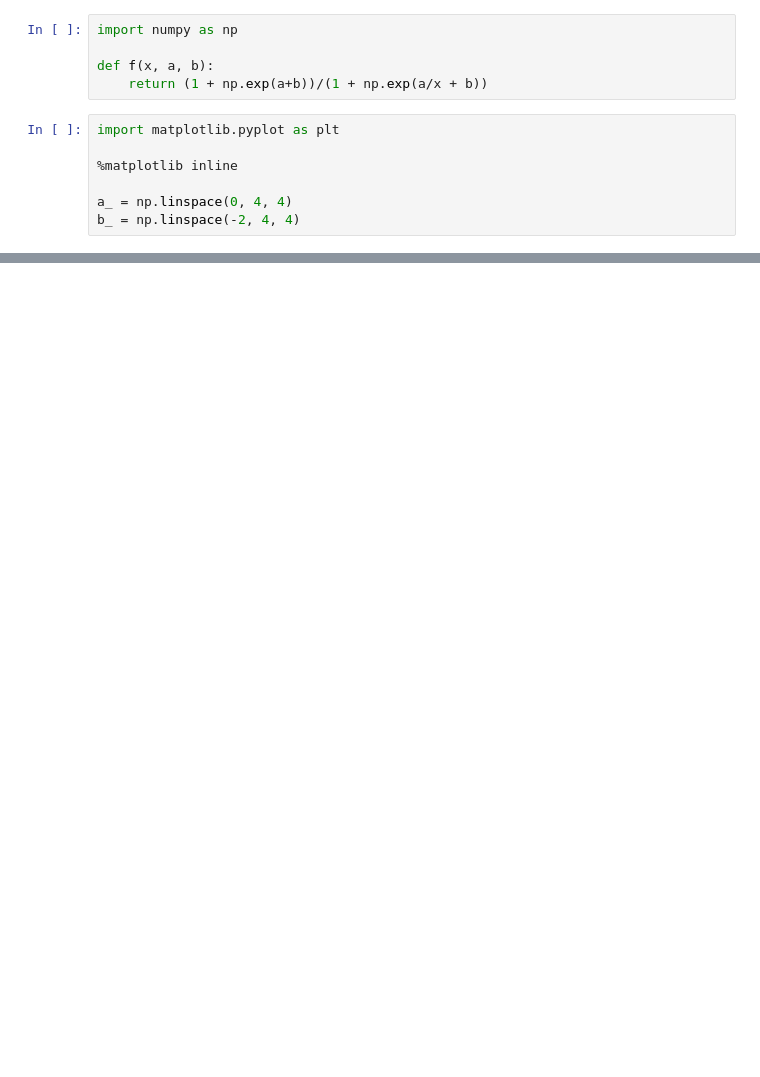
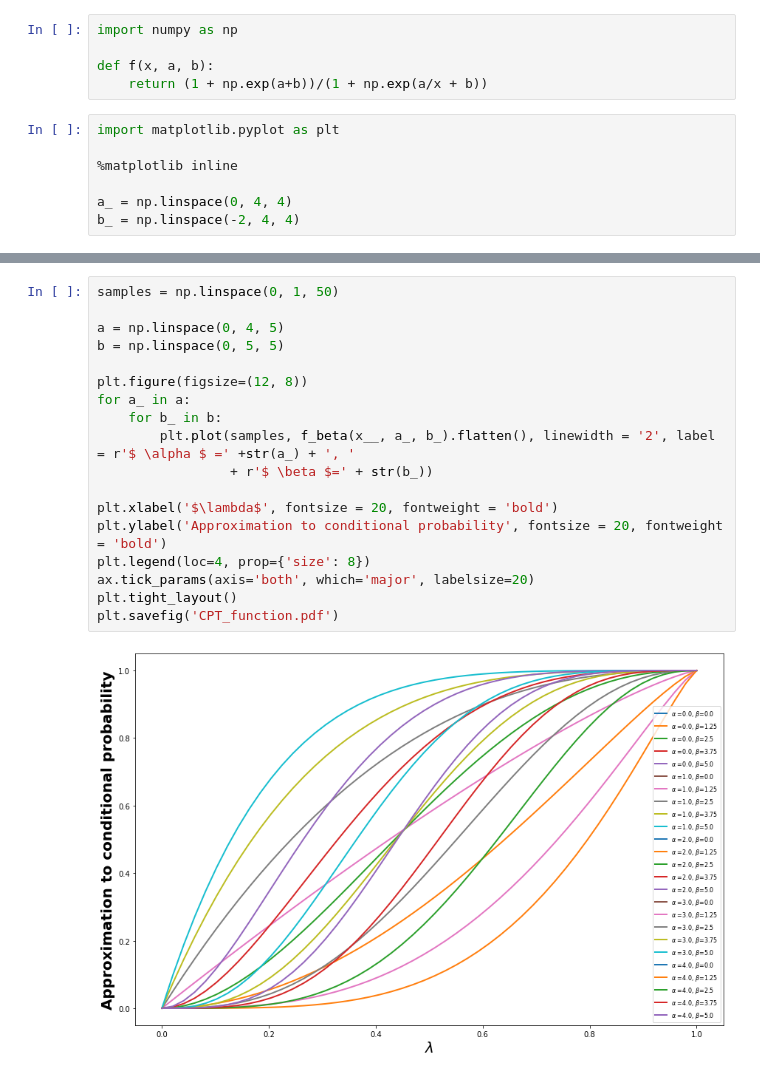
Before and after one commit to zxgcqupt/NTSB_Bayesian_Network, a Jupyter notebook: CPT_estimation.ipynb, the cells around one changed output, grey strips where cells are left out. Cells and saved outputs as stored; diff of their text form; blank space fills up the shorter version.

```diff
--- a/CPT_estimation.ipynb
+++ b/CPT_estimation.ipynb
@@ -101,0 +136,20 @@ plt.savefig('cpt_demo.pdf')
+# %%
+samples = np.linspace(0, 1, 50)
+
+a = np.linspace(0, 4, 5)
+b = np.linspace(0, 5, 5)
+
+plt.figure(figsize=(12, 8))
+for a_ in a:
+    for b_ in b:
+        plt.plot(samples, f_beta(x__, a_, b_).flatten(), linewidth = '2', label = r'$ \alpha $ =' +str(a_) + ', '
+                 + r'$ \beta $=' + str(b_))
+
+plt.xlabel('$\lambda$', fontsize = 20, fontweight = 'bold')
+plt.ylabel('Approximation to conditional probability', fontsize = 20, fontweight = 'bold')
+plt.legend(loc=4, prop={'size': 8})
+ax.tick_params(axis='both', which='major', labelsize=20)
+plt.tight_layout()
+plt.savefig('CPT_function.pdf')
+# %% [output]
+[figure, added]
```
Also changed, not shown: parts of 16 cells of this notebook, 7 other files.
